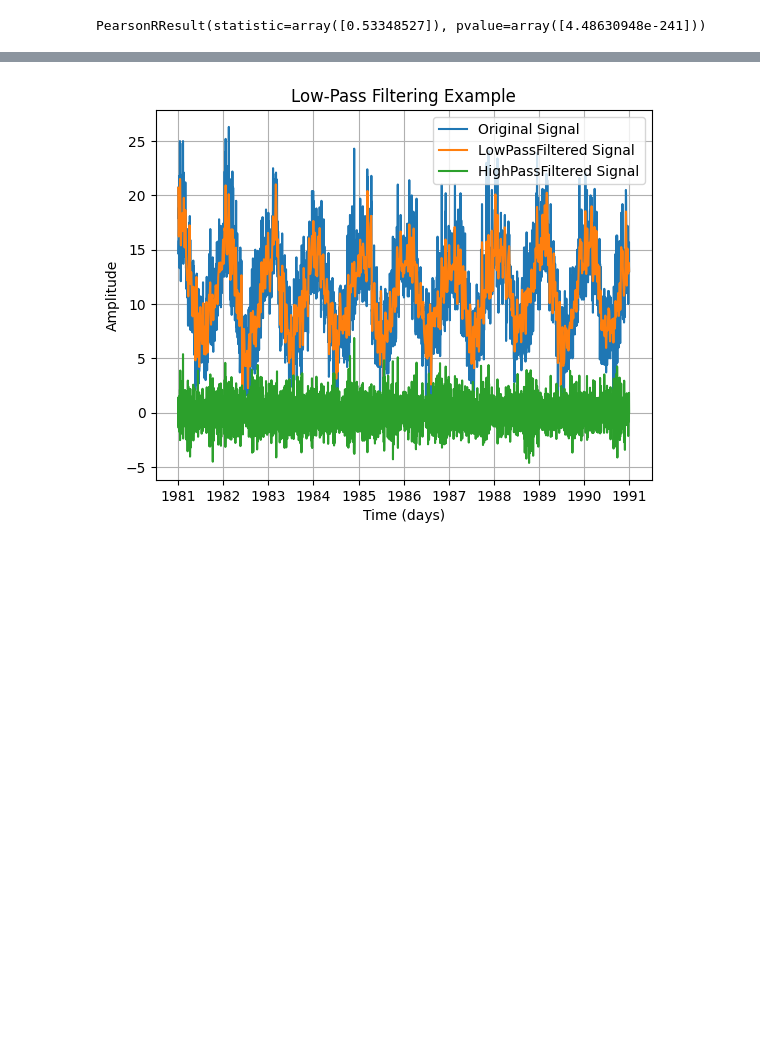
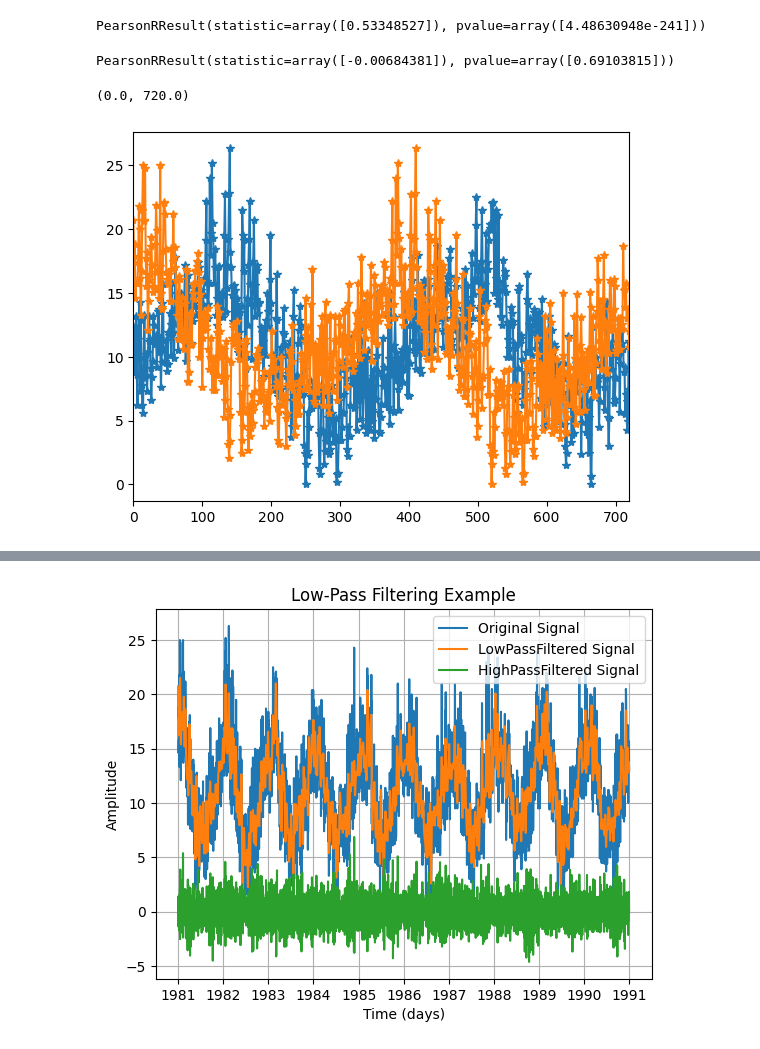
Before and after one commit to milicak/Data_Analysis_Course, a Jupyter notebook: correleation_coefficient_FFT.ipynb, the cells around one changed output, grey strips where cells are left out. Drawn from its saved outputs; the diff is of its cells as text; code cells hidden in the pictures; blank space fills up the shorter version.

```diff
--- a/correleation_coefficient_FFT.ipynb
+++ b/correleation_coefficient_FFT.ipynb
@@ -116,6 +116,17 @@ plt.plot(np.copy(data[:-365]),'-*')
 pearsonr(np.copy(data[365:]),np.copy(data[:-365]))
 # %% [output]
 PearsonRResult(statistic=array([0.53348527]), pvalue=array([4.48630948e-241]))
+# %%
+pearsonr(np.copy(data[275:]),np.copy(data[:-275]))
+# %% [output]
+PearsonRResult(statistic=array([-0.00684381]), pvalue=array([0.69103815]))
+# %%
+plt.plot(np.copy(data[270:]),'-*')
+plt.plot(np.copy(data[:-270]),'-*')
+plt.xlim(0,720)
+# %% [output]
+(0.0, 720.0)
+[figure, added]
 # %%
 from numpy import fft
 # %%
```
Also changed, not shown: parts of 3 cells of this notebook.
